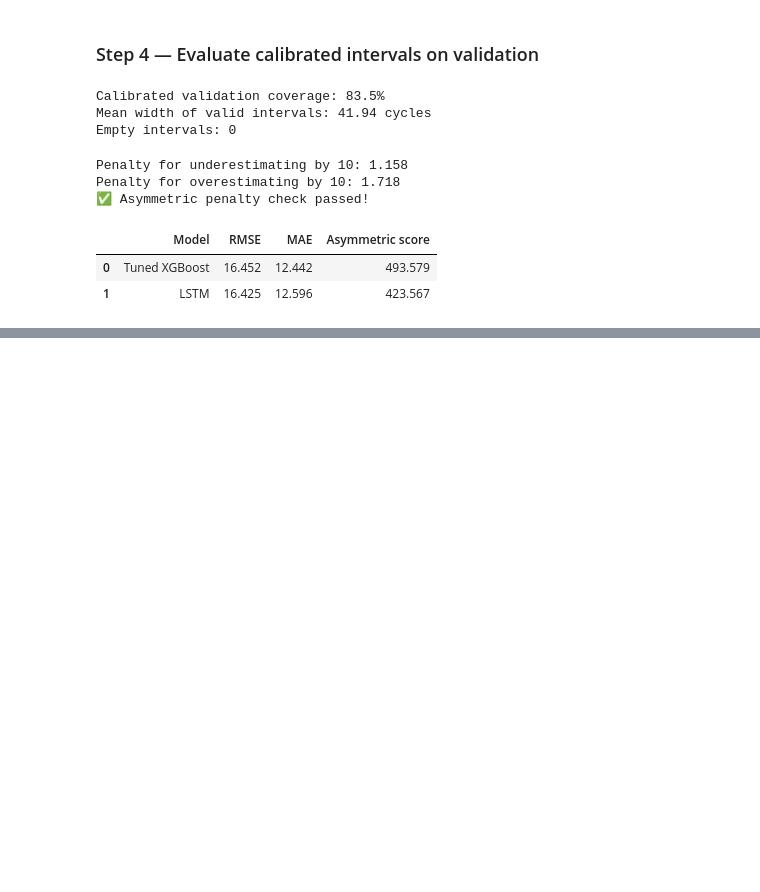
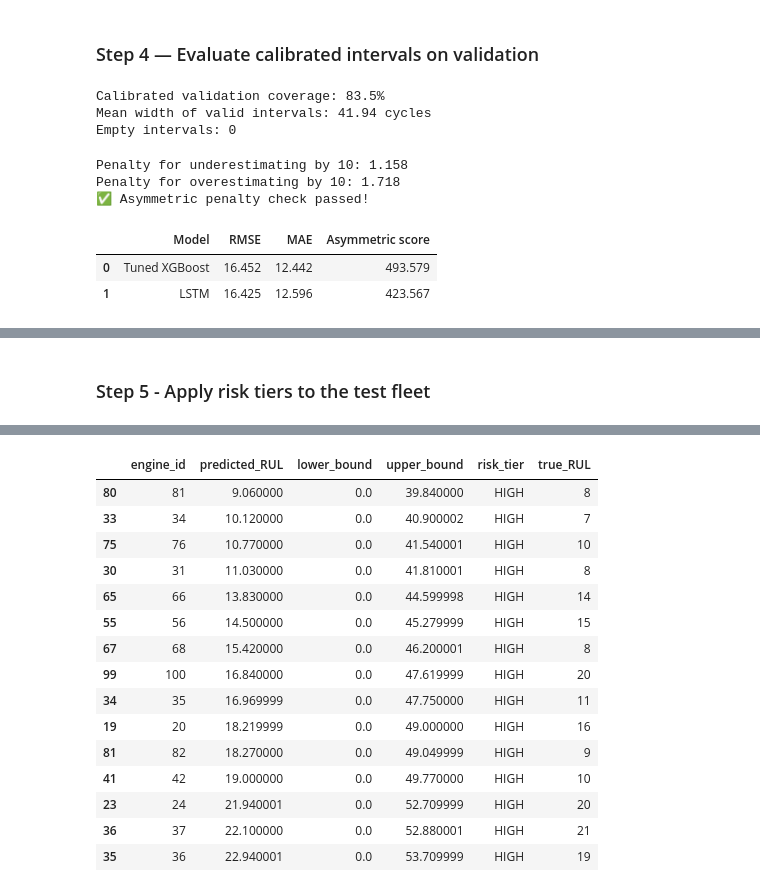
Before and after one commit to Bhav-creator452/predictive-maintenance-analyzer, a Jupyter notebook: notebooks/01_data_understanding.ipynb, the cells around one changed output, grey strips where cells are left out. Drawn from its saved outputs; the diff is of its cells as text; code cells hidden in the pictures; blank space fills up the shorter version.

Commit message:
feat: add RUL risk-based alerting

```diff
--- a/notebooks/01_data_understanding.ipynb
+++ b/notebooks/01_data_understanding.ipynb
@@ -3922,0 +4255,62 @@ cost_results.round(3)
+# %% [markdown]
+### Step 5 - Apply risk tiers to the test fleet
+# %%
+RUL_CAP = 125
+
+# Use the existing final LSTM test predictions.
+# Preserve original values used for evaluation.
+risk_rul = np.clip(
+    test_lstm_predictions,
+    0,
+    RUL_CAP
+)
+
+risk_lower = np.clip(
+    risk_rul - qhat_lstm,
+    0,
+    RUL_CAP
+)
+
+risk_upper = np.clip(
+    risk_rul + qhat_lstm,
+    0,
+    RUL_CAP
+)
+
+
+def assign_risk_tier(predicted_rul, lower_bound):
+    if predicted_rul < 20 or lower_bound < 20:
+        return "HIGH"
+    elif predicted_rul < 50:
+        return "MEDIUM"
+    else:
+        return "LOW"
+
+
+risk_tiers = [
+    assign_risk_tier(pred, lower)
+    for pred, lower in zip(risk_rul, risk_lower)
+]
+
+risk_results = pd.DataFrame({
+    "engine_id": final_test_engine_ids,
+    "predicted_RUL": risk_rul,
+    "lower_bound": risk_lower,
+    "upper_bound": risk_upper,
+    "risk_tier": risk_tiers,
+    "true_RUL": y_test
+})
+
+print("Risk tier distribution:")
+print(
+    risk_results["risk_tier"]
+    .value_counts()
+    .reindex(["HIGH", "MEDIUM", "LOW"], fill_value=0)
+)
+
+display(
+    risk_results.sort_values(
+        ["risk_tier", "predicted_RUL"]
+    ).head(15).round(2)
+)
+# %% [output]
@@ -3922,0 +4323,16 @@ cost_results.round(3)
+|  | engine_id | predicted_RUL | lower_bound | upper_bound | risk_tier | true_RUL |
+| 80 | 81 | 9.060000 | 0.0 | 39.840000 | HIGH | 8 |
+| 33 | 34 | 10.120000 | 0.0 | 40.900002 | HIGH | 7 |
+| 75 | 76 | 10.770000 | 0.0 | 41.540001 | HIGH | 10 |
+| 30 | 31 | 11.030000 | 0.0 | 41.810001 | HIGH | 8 |
+| 65 | 66 | 13.830000 | 0.0 | 44.599998 | HIGH | 14 |
+| 55 | 56 | 14.500000 | 0.0 | 45.279999 | HIGH | 15 |
+| 67 | 68 | 15.420000 | 0.0 | 46.200001 | HIGH | 8 |
+| 99 | 100 | 16.840000 | 0.0 | 47.619999 | HIGH | 20 |
+| 34 | 35 | 16.969999 | 0.0 | 47.750000 | HIGH | 11 |
+| 19 | 20 | 18.219999 | 0.0 | 49.000000 | HIGH | 16 |
+| 81 | 82 | 18.270000 | 0.0 | 49.049999 | HIGH | 9 |
+| 41 | 42 | 19.000000 | 0.0 | 49.770000 | HIGH | 10 |
+| 23 | 24 | 21.940001 | 0.0 | 52.709999 | HIGH | 20 |
+| 36 | 37 | 22.100000 | 0.0 | 52.880001 | HIGH | 21 |
+| 35 | 36 | 22.940001 | 0.0 | 53.709999 | HIGH | 19 |
```
Also changed, not shown: parts of 19 cells of this notebook, 1 other file.
